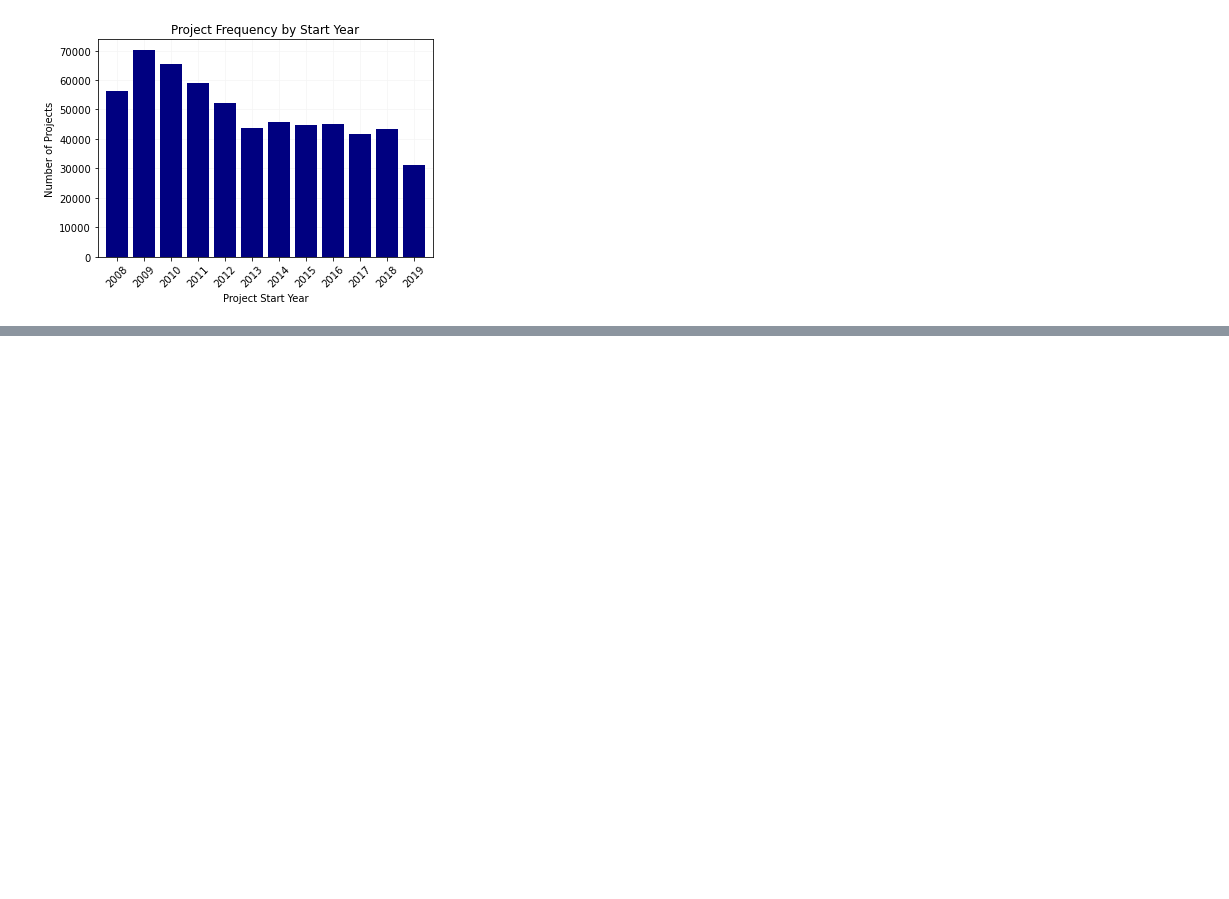
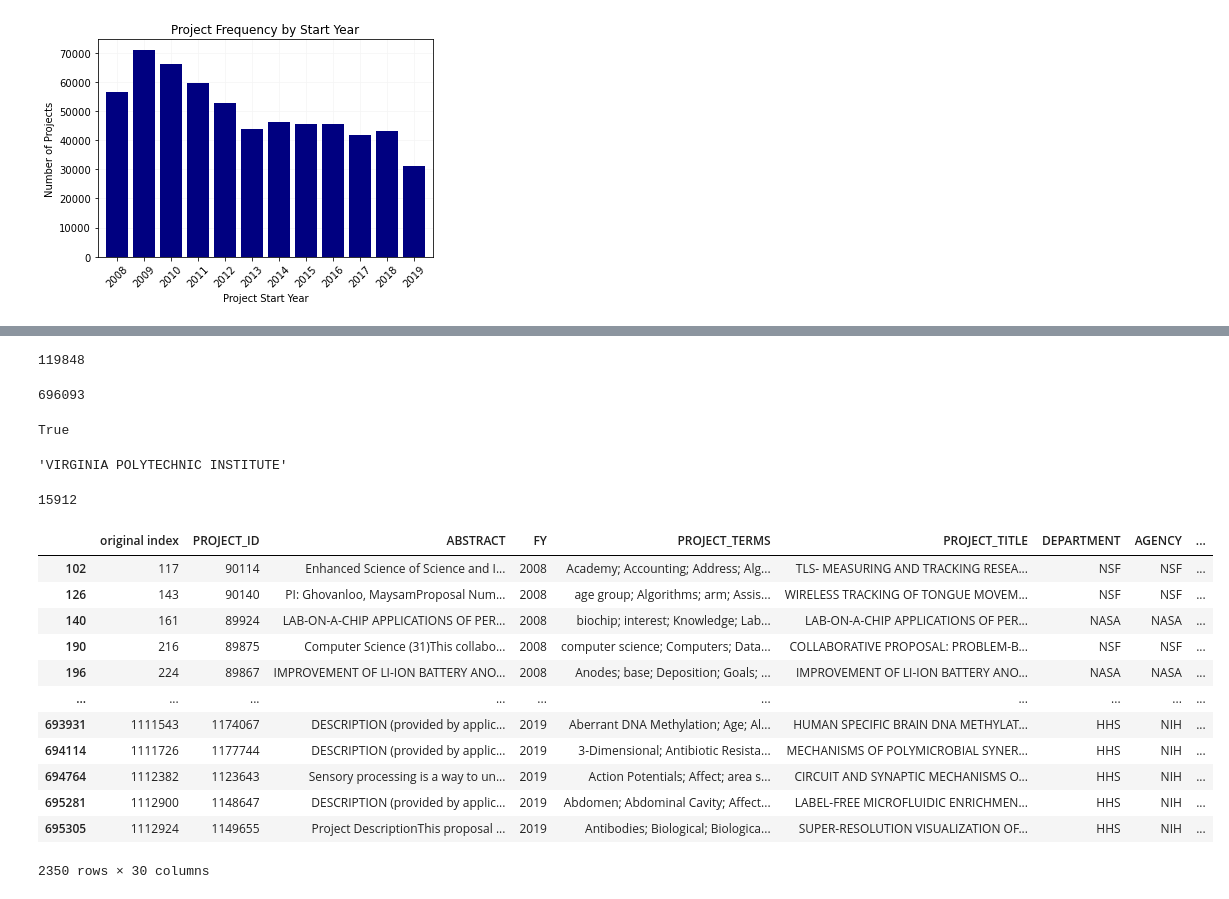
Before and after one commit to uva-bi-sdad/publicrd, a Jupyter notebook: src/Tech-Report/eda/EDA.ipynb, the cells around one changed output, grey strips where cells are left out. Drawn from its saved outputs; the diff is of its cells as text; code cells hidden in the pictures; blank space fills up the shorter version.

```diff
--- a/src/Tech-Report/eda/EDA.ipynb
+++ b/src/Tech-Report/eda/EDA.ipynb
@@ -180,0 +299,36 @@ plt.savefig("figures/startyr_freq.png", dpi = 800, bbox_inches = "tight")
+# %%
+sum(df['ORGANIZATION_NAME'].iloc[not_idx].value_counts()[0:100])
+# %% [output]
+119848
+# %%
+len(df)
+# %% [output]
+696093
+# %%
+524291 in idx
+# %% [output]
+True
+# %%
+df['ORGANIZATION_NAME'].iloc[524291]
+# %% [output]
+'VIRGINIA POLYTECHNIC INSTITUTE'
+# %%
+len(list(set(df['ORGANIZATION_NAME'].iloc[not_idx])))
+# %% [output]
+15912
+# %%
+df[df["ORGANIZATION_NAME"] == "GEORGIA TECH RESEARCH CORPORATION"]
+# %% [output]
+|  | original index | PROJECT_ID | ABSTRACT | FY | PROJECT_TERMS | PROJECT_TITLE | DEPARTMENT | AGENCY | ... |
+| 102 | 117 | 90114 | Enhanced Science of Science and I... | 2008 | Academy; Accounting; Address; Alg... | TLS- MEASURING AND TRACKING RESEA... | NSF | NSF | ... |
+| 126 | 143 | 90140 | PI: Ghovanloo, MaysamProposal Num... | 2008 | age group; Algorithms; arm; Assis... | WIRELESS TRACKING OF TONGUE MOVEM... | NSF | NSF | ... |
+| 140 | 161 | 89924 | LAB-ON-A-CHIP APPLICATIONS OF PER... | 2008 | biochip; interest; Knowledge; Lab... | LAB-ON-A-CHIP APPLICATIONS OF PER... | NASA | NASA | ... |
+| 190 | 216 | 89875 | Computer Science (31)This collabo... | 2008 | computer science; Computers; Data... | COLLABORATIVE PROPOSAL: PROBLEM-B... | NSF | NSF | ... |
+| 196 | 224 | 89867 | IMPROVEMENT OF LI-ION BATTERY ANO... | 2008 | Anodes; base; Deposition; Goals; ... | IMPROVEMENT OF LI-ION BATTERY ANO... | NASA | NASA | ... |
+| ... | ... | ... | ... | ... | ... | ... | ... | ... | ... |
+| 693931 | 1111543 | 1174067 | ﻿ DESCRIPTION (provided by applic... | 2019 | Aberrant DNA Methylation; Age; Al... | HUMAN SPECIFIC BRAIN DNA METHYLAT... | HHS | NIH | ... |
+| 694114 | 1111726 | 1177744 | ﻿ DESCRIPTION (provided by applic... | 2019 | 3-Dimensional; Antibiotic Resista... | MECHANISMS OF POLYMICROBIAL SYNER... | HHS | NIH | ... |
+| 694764 | 1112382 | 1123643 | Sensory processing is a way to un... | 2019 | Action Potentials; Affect; area s... | CIRCUIT AND SYNAPTIC MECHANISMS O... | HHS | NIH | ... |
+| 695281 | 1112900 | 1148647 | ﻿ DESCRIPTION (provided by applic... | 2019 | Abdomen; Abdominal Cavity; Affect... | LABEL-FREE MICROFLUIDIC ENRICHMEN... | HHS | NIH | ... |
+| 695305 | 1112924 | 1149655 | Project DescriptionThis proposal ... | 2019 | Antibodies; Biological; Biologica... | SUPER-RESOLUTION VISUALIZATION OF... | HHS | NIH | ... |
+2350 rows × 30 columns
```
Also changed, not shown: parts of 25 cells of this notebook, 6 other files.
